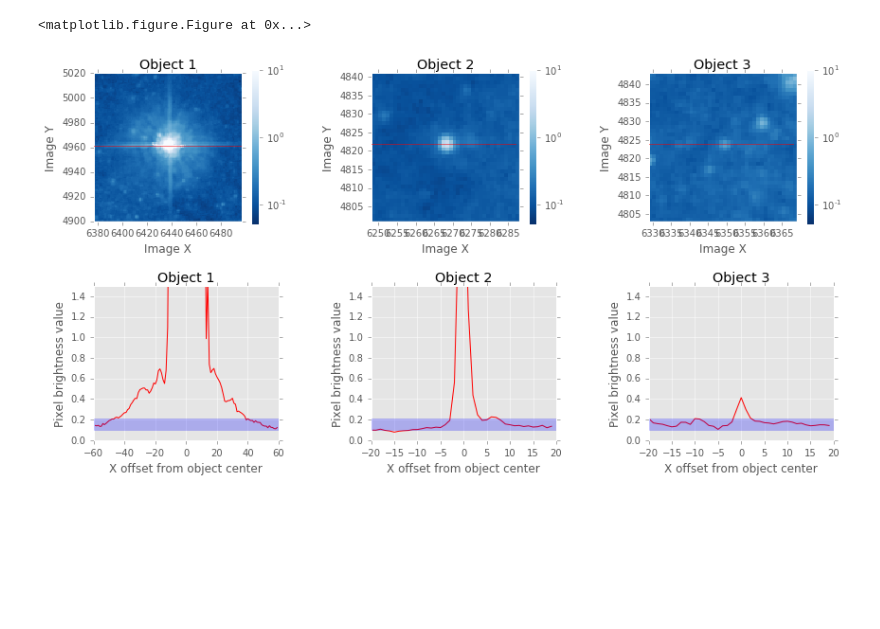
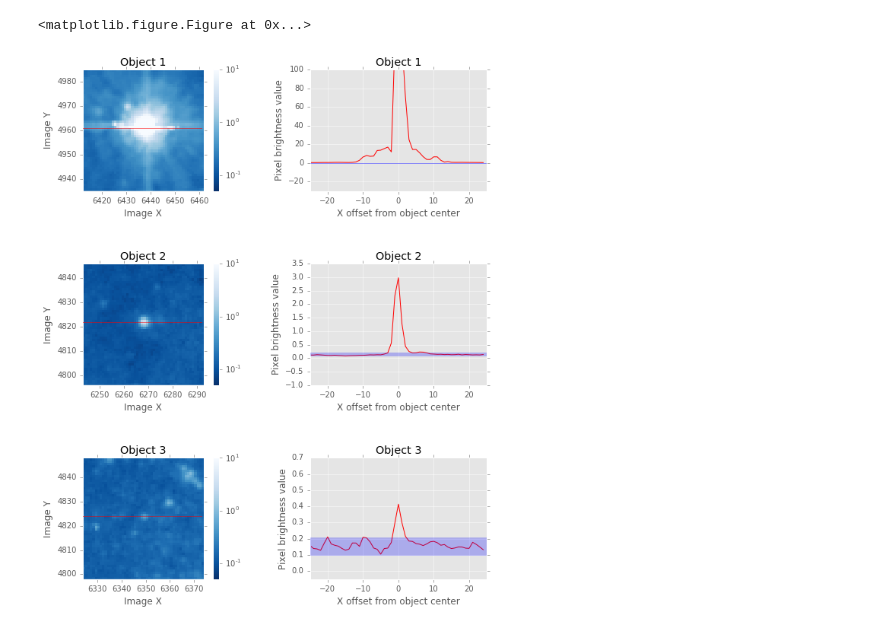
Before and after one commit to willclarkson/dearbornHLAscratch, a Jupyter notebook: notebooks/stampsPSF_2016-07-07.ipynb, the cells around one changed output. Drawn from its saved outputs; the diff is of its cells as text; code cells hidden in the pictures; blank space fills up the shorter version.

Commit message:
Added plots directory

```diff
--- a/notebooks/stampsPSF_2016-07-07.ipynb
+++ b/notebooks/stampsPSF_2016-07-07.ipynb
@@ -23,7 +23,7 @@ plt.style.use('ggplot')
 # %%
 %matplotlib inline
 # %%
-rcParams['figure.figsize'] = (14, 7)
+rcParams['figure.figsize'] = (10, 12)
 # %% [markdown]
 ### Some control variables ###
 # %%
@@ -59,15 +59,16 @@ print tStars
 6349.0 4823.0
 # %% [markdown]
 ### A little info for the plots ###
+# %%
+# Some options
+stampSz = [50,50]
+constYrange = False
+bigBright = False
+readVertical = True
 # %%
 fig = plt.figure(1, figsize=(13,5))
 # %% [output]
 <matplotlib.figure.Figure at 0x...>
-# %%
-# stamp-width
-stampSz = [40,40]
-constYrange = True
-bigBright = True
 # %%
 cmap = plt.cm.get_cmap('Blues_r')
 plt.clf()
@@ -77,7 +78,10 @@ cLine = 'r'
 cNoise = 'b'
 
 # give some space between the plots
-plt.subplots_adjust(hspace=0.4, wspace=0.5)
+if readVertical:
+    plt.subplots_adjust(hspace=0.6, wspace=0.4)
+else:
+    plt.subplots_adjust(hspace=0.4, wspace=0.5)
 
 for iPatch in range(len(tStars)):
 
@@ -90,8 +94,8 @@ for iPatch in range(len(tStars)):
     sY = 0.5*np.copy(stampSz[1])
 
     if iPatch < 1 and bigBright:
-        sX *= 2.
-        sY = 60
+        sX *= 2.8
+        sY *= 2.8
 
     iLo = int(xc - sX)
     iHi = int(xc + sX)
@@ -103,7 +107,10 @@ for iPatch in range(len(tStars)):
     lCut = np.arange(np.size(vCut))+iLo
 
     # postage stamp
-    plt.subplot(2, len(tStars), iPatch+1)
+    if readVertical:
+        plt.subplot(len(tStars), 2, iPatch*2+1)
+    else:
+        plt.subplot(2, len(tStars), iPatch+1)
     extent=[iLo, iHi, jLo, jHi]
     plt.imshow(aImg[jLo:jHi, iLo:iHi], \
                norm=LogNorm(), \
@@ -115,33 +122,39 @@ for iPatch in range(len(tStars)):
     plt.ylim(jLo, jHi)
     plt.xlabel('Image X')
     plt.ylabel('Image Y')
     plt.colorbar()
     plt.title('Object %i' % (iPatch+1))
 
     # spatial cut. Some awkwardness in the way the horizontal axis is defined
-    plt.subplot(2, len(tStars), iPatch + 1 + len(tStars))
+    if readVertical:
+        plt.subplot(len(tStars), 2, iPatch*2+2)
+    else:
+        plt.subplot(2, len(tStars), iPatch + 1 + len(tStars))
     plt.plot(lCut-xc, vCut, color=cLine)
 
     # some custom limits to make this stand out a little better
     yLos = [-30., -1.0, -0.05]
     yHis = [100., 3.5, 0.7]
 
     if constYrange:
         yLos = np.repeat(0, 3)
-        yHis = np.repeat(1.5,3)
+        yHis = np.repeat(1.0,3)
     plt.ylim(yLos[iPatch], yHis[iPatch])
     plt.xlim(iLo-xc, iHi-xc)
 
     # filler for "noise" level
     alphaPoly = 0.25
     if iPatch < 1 and not constYrange:
         alphaPoly = 0.85
     xPoly = np.array([iLo, iHi, iHi, iLo, iLo])-xc
     yPoly = np.array([0.1, 0.1, 0.21, 0.21, 0.1])
     plt.fill(xPoly, yPoly, zorder=10, alpha=alphaPoly, color=cNoise)
 
     plt.xlabel('X offset from object center')
     plt.ylabel('Pixel brightness value')
     plt.title('Object %i' % (iPatch+1))
+
+# save the figure to disk
+plt.savefig('TEST_stamps.png')
 # %% [output]
-[figure, old version]
+[figure, new version]
```
Also changed, not shown: 1 other file.
